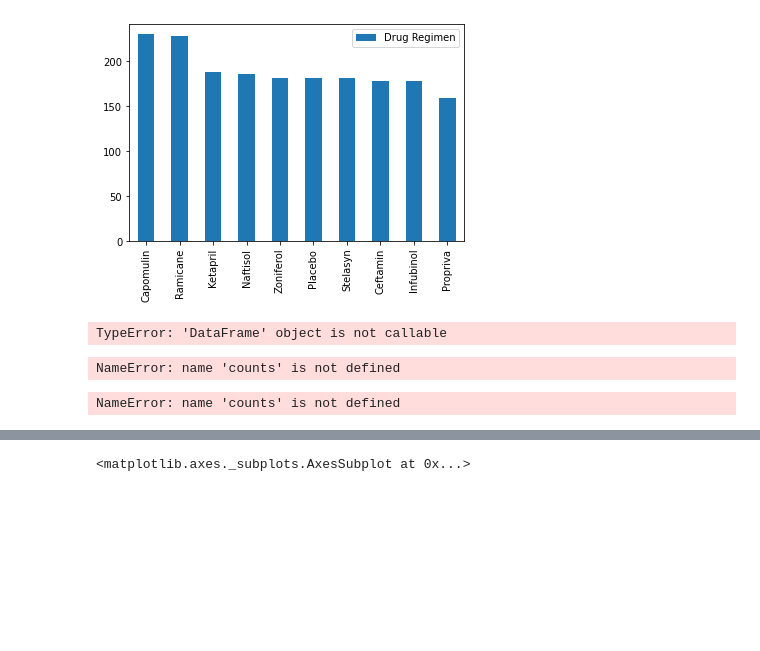
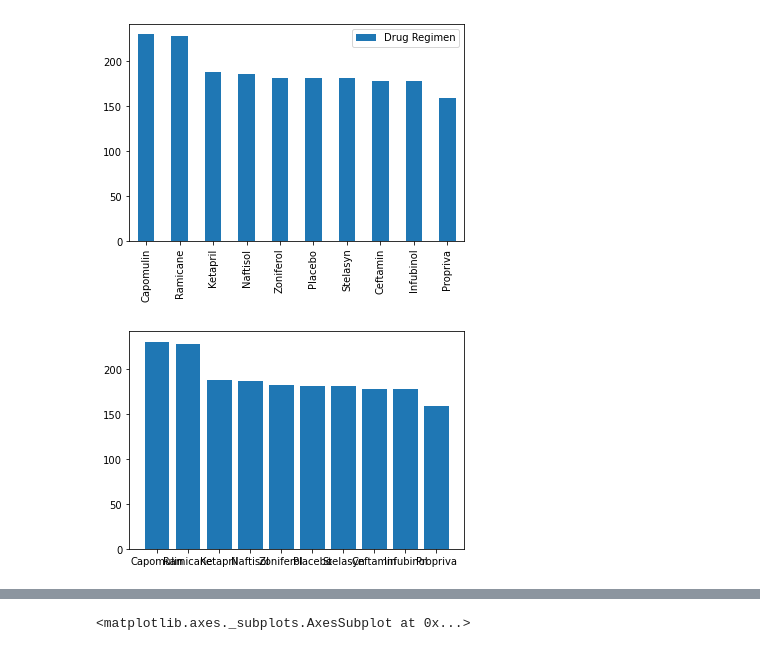
Before and after one commit to jocelyn4112/Pymaceuticals, a Jupyter notebook: Pymaceuticals_JMC.ipynb, the cells around one changed output, grey strips where cells are left out. Saved outputs shown, nothing was run; the diff lists cells and outputs as text; code cells hidden in the pictures; blank space fills up the shorter version.

```diff
--- a/Pymaceuticals_JMC.ipynb
+++ b/Pymaceuticals_JMC.ipynb
@@ -198,23 +198,10 @@ plot_mice_df.plot(kind = "bar")
 # %% [output]
 <matplotlib.axes._subplots.AxesSubplot at 0x...>
 [figure]
-# %%
-plot_mice_df(kind = "pie")
-show.plot()
-# %% [output]
-TypeError: 'DataFrame' object is not callable
-# %%
-counts.mean()
-# %% [output]
-NameError: name 'counts' is not defined
 # %%
 # Generate a bar plot showing the total number of mice for each treatment throughout the course of the study using pyplot.
-#Drug = mouse_study_clean_df ["Drug Regimen"]
-#pd.DataFrame(mouse_study_clean_df["Drug"].pyplot.plot()
-# data to plot
-
-# create plot
-#(x,y)
-counts
+counts = mouse_study_clean_df["Drug Regimen"].value_counts()
+plt.bar(counts.index.values,counts.values)
+plt.show()
 # %% [output]
-NameError: name 'counts' is not defined
+[figure, added]
```
Also changed, not shown: parts of 9 cells of this notebook.
